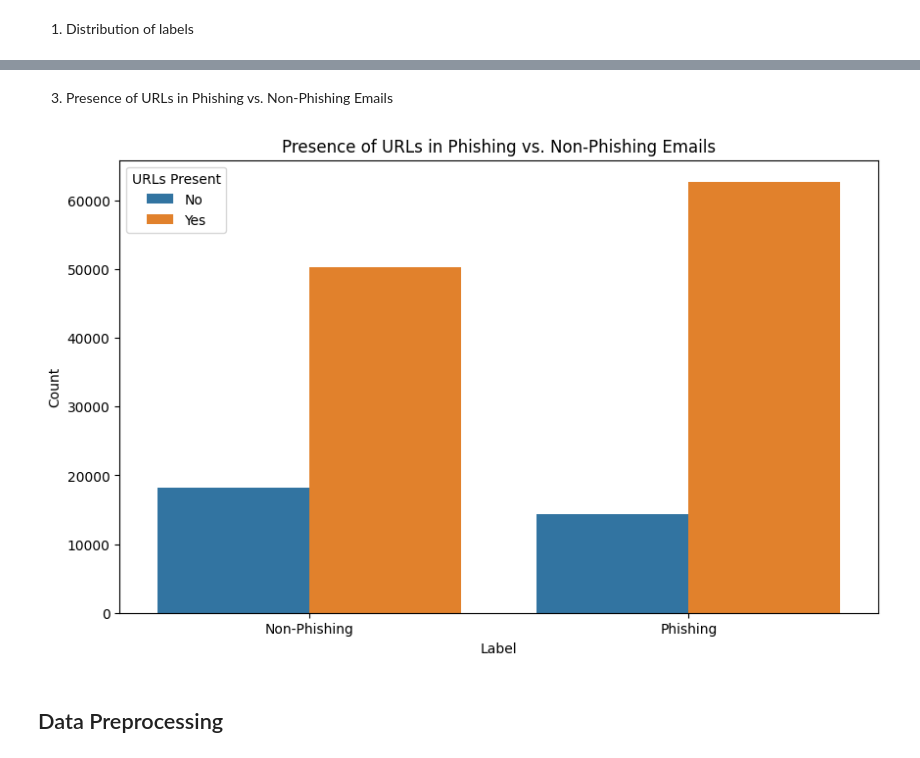
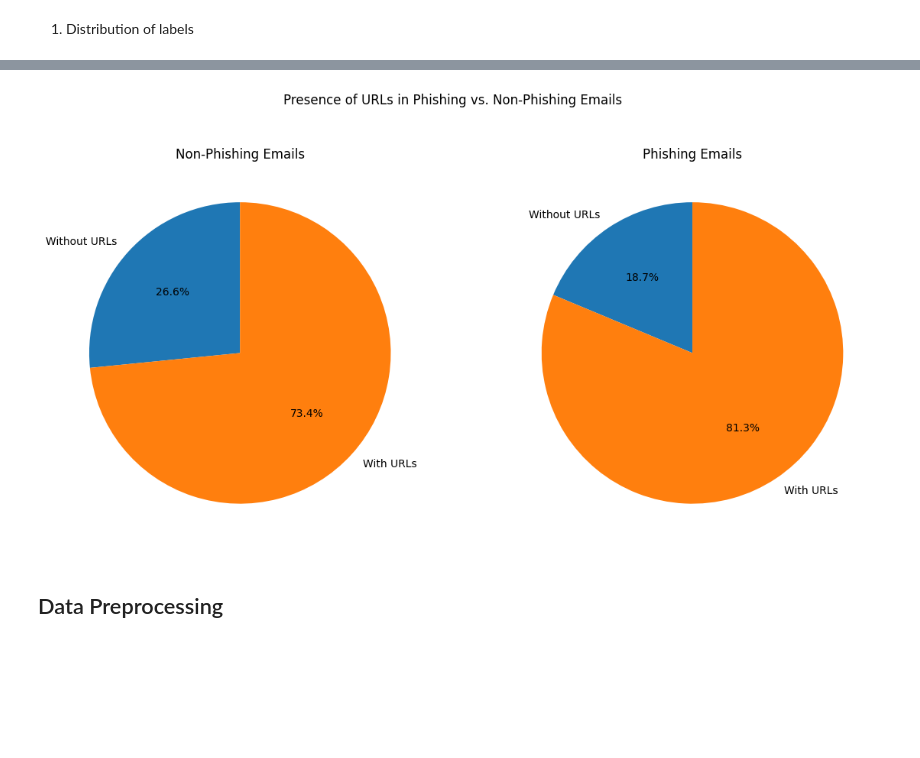
Before and after one commit to mrmrjing/PhishingEmailClassification, a Jupyter notebook: EmailClassification.ipynb, the cells around one changed output, grey strips where cells are left out. Saved outputs shown, nothing was run; the diff lists cells and outputs as text; code cells hidden in the pictures; blank space fills up the shorter version.

```diff
--- a/EmailClassification.ipynb
+++ b/EmailClassification.ipynb
@@ -117,19 +96,28 @@ dtype: int64
-# %% [markdown]
-3. Presence of URLs in Phishing vs. Non-Phishing Emails
-# %%
-# Now plot using 'urls_present' instead of 'urls'
-plt.figure(figsize=(10, 6))
-sns.countplot(x='label', hue='urls_present', data=data)
-plt.title('Presence of URLs in Phishing vs. Non-Phishing Emails')
-plt.xlabel('Label')
-plt.ylabel('Count')
-plt.xticks(ticks=[0, 1], labels=['Non-Phishing', 'Phishing'])
-plt.legend(title='URLs Present', labels=['No', 'Yes'])
-plt.show()
-
-# compare yes vs yes for both non-phishing and phishing and show the percentage
-# %% [output]
-[figure, removed]
+# %%
+# Calculate the count of emails for each combination of 'label' and 'urls_present'
+grouped_counts = data.groupby(['label', 'urls_present']).size().unstack(fill_value=0)
+
+# Calculate percentages
+percentages = grouped_counts.div(grouped_counts.sum(axis=1), axis=0) * 100
+
+# Plotting
+fig, axes = plt.subplots(1, 2, figsize=(14, 7))
+
+# Labels for the slices
+labels = ['Without URLs', 'With URLs']  # Adjust these labels to match your 'urls_present' categories
+
+# Non-Phishing Emails Pie Chart
+axes[0].pie(percentages.loc[0], labels=labels, autopct='%1.1f%%', startangle=90)
+axes[0].set_title('Non-Phishing Emails')
+
+# Phishing Emails Pie Chart
+axes[1].pie(percentages.loc[1], labels=labels, autopct='%1.1f%%', startangle=90)
+axes[1].set_title('Phishing Emails')
+
+plt.suptitle('Presence of URLs in Phishing vs. Non-Phishing Emails')
+plt.show()
+# %% [output]
+[figure, added]
 # %% [markdown]
 ## Data Preprocessing
 # %% [markdown]
```
Also changed, not shown: parts of 6 cells of this notebook, 1 other file.
